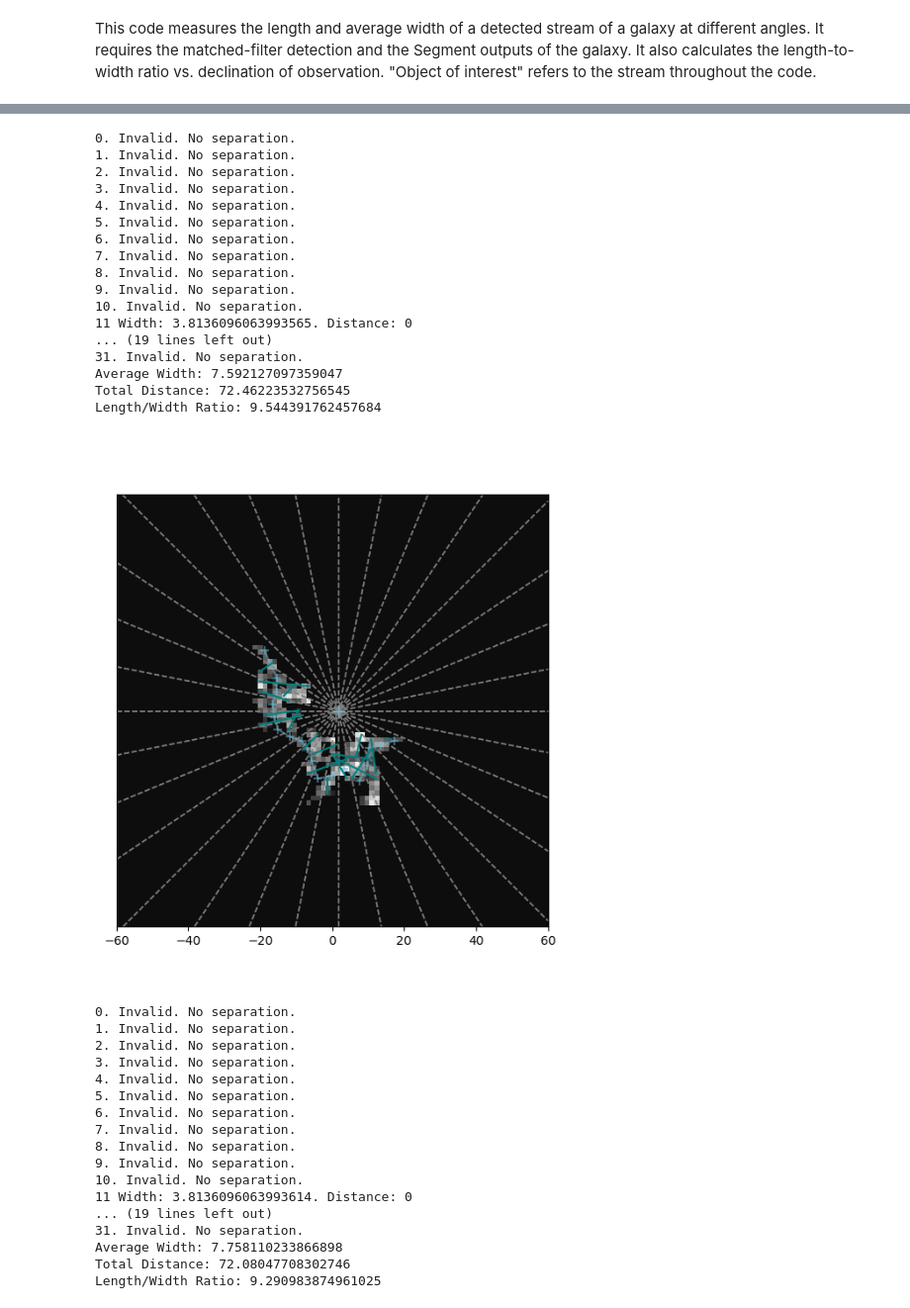
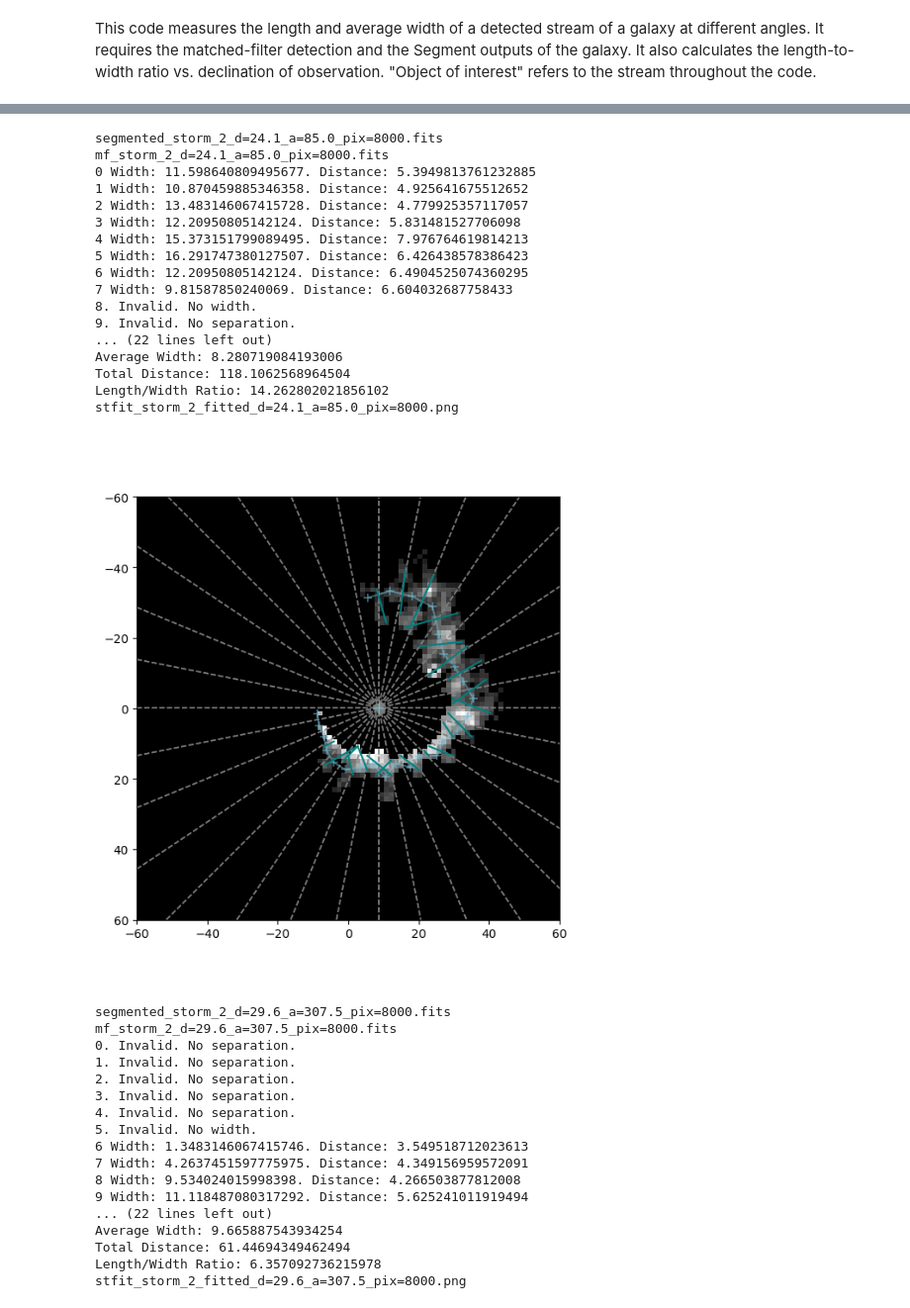
Before and after one commit to dimitra-giantsidi/galaxy-merging-angles, a Jupyter notebook: stream_analysis/stream_fitting.ipynb, the cells around one changed output, grey strips where cells are left out. Shown at 99% size. Cells and saved outputs as stored; diff of their text form; code cells hidden in the pictures.

```diff
--- a/stream_analysis/stream_fitting.ipynb
+++ b/stream_analysis/stream_fitting.ipynb
@@ -19,8 +19,8 @@ import matplotlib as mpl
 from scipy.optimize import curve_fit
 # %%
 # enter the name of the galaxy, its matched-filter depth, distance and resolution, and desired number of angles
-box = 'rogue'
-gal_num = '5'
+box = 'storm'
+gal_num = '2'
 galaxy_name = f'{box}_{gal_num}'
 depth=26
 distance=2000
@@ -523,4 +517,9 @@ ratio_array = []
 # %%
+# define necessary values to be updated
+ratio = 0
+length_array = []
+width_array = []
+ratio_array = []
 current_rotation = 0
 
 for file in sorted(segmented_path.iterdir()):
@@ -532,6 +531,8 @@ for file in sorted(segmented_path.iterdir()):
         a = angles[1]
 
         # load the matched-filter detection output fits file
+        print(f'{file.name}')
+        print(f'mf_{galaxy_name}_d={d}_a={a}_pix=8000.fits')
         hdul = fits.open(f'{mf_catalogs_path}/mf_{galaxy_name}_d={d}_a={a}_pix=8000.fits')
         image_data = np.squeeze(hdul[0].data)
 
@@ -627,7 +628,7 @@ for file in sorted(segmented_path.iterdir()):
         current_cmap = copy.copy(mpl.colormaps['gray'])
         current_cmap.set_bad(color='black')
 
-        plt.imshow(image_data, extent=[-60,60,-60,60], cmap = current_cmap)
+        plt.imshow(image_data, extent=[-60,60,-60,60], cmap = current_cmap, vmin=0, vmax=10)
 
         length_array.append(total_dist)
         width_array.append(avg_width)
@@ -644,14 +645,15 @@ for file in sorted(segmented_path.iterdir()):
         #cbar.set_label('Stellar Density Level', rotation=270, labelpad=15)
 
         plt.gca().xaxis.set_visible(True)
-        plt.gca().yaxis.set_visible(False)
+        plt.gca().yaxis.set_visible(True)
 
         ax.invert_yaxis()
         stfit_path = path(f'stfit_outputs/{galaxy_name}/fitted/stfit_{galaxy_name}_fitted_d={d}_a={a}_pix={numpix}.png')
+        print(f'stfit_{galaxy_name}_fitted_d={d}_a={a}_pix={numpix}.png')
         stfit_path.parent.mkdir(parents=True, exist_ok=True)
         plt.savefig(f'{stfit_path}', dpi=300, bbox_inches='tight', transparent=True)
         plt.show()
         hdul.close()
 
-        current_orientation = current_orientation + 1
+        current_rotation = current_rotation + 1
 # %% [output]
@@ -694,35 +696,35 @@ Length/Width Ratio: 9.186453009099408
-0. Invalid. No separation.
-1. Invalid. No separation.
-2. Invalid. No separation.
-3. Invalid. No separation.
-4. Invalid. No separation.
-5. Invalid. No separation.
-6. Invalid. No separation.
-7. Invalid. No separation.
-8. Invalid. No separation.
+segmented_storm_2_d=24.1_a=85.0_pix=8000.fits
+mf_storm_2_d=24.1_a=85.0_pix=8000.fits
+0 Width: 11.598640809495677. Distance: 5.3949813761232885
+1 Width: 10.870459885346358. Distance: 4.925641675512652
+2 Width: 13.483146067415728. Distance: 4.779925357117057
+3 Width: 12.20950805142124. Distance: 5.831481527706098
+4 Width: 15.373151799089495. Distance: 7.976764619814213
+5 Width: 16.291747380127507. Distance: 6.426438578386423
+6 Width: 12.20950805142124. Distance: 6.4904525074360295
+7 Width: 9.81587850240069. Distance: 6.604032687758433
+8. Invalid. No width.
 9. Invalid. No separation.
-10. Invalid. No separation.
-11 Width: 3.8136096063993565. Distance: 0
-... (19 lines left out)
-31. Invalid. No separation.
-Average Width: 7.592127097359047
-Total Distance: 72.46223532756545
-Length/Width Ratio: 9.544391762457684
+... (22 lines left out)
+Average Width: 8.280719084193006
+Total Distance: 118.1062568964504
+Length/Width Ratio: 14.262802021856102
+stfit_storm_2_fitted_d=24.1_a=85.0_pix=8000.png
-[figure, old version]
+[figure, new version]
+segmented_storm_2_d=29.6_a=307.5_pix=8000.fits
+mf_storm_2_d=29.6_a=307.5_pix=8000.fits
 0. Invalid. No separation.
 1. Invalid. No separation.
 2. Invalid. No separation.
 3. Invalid. No separation.
 4. Invalid. No separation.
-5. Invalid. No separation.
-6. Invalid. No separation.
-7. Invalid. No separation.
-8. Invalid. No separation.
-9. Invalid. No separation.
-10. Invalid. No separation.
-11 Width: 3.8136096063993614. Distance: 0
-... (19 lines left out)
-31. Invalid. No separation.
-Average Width: 7.758110233866898
-Total Distance: 72.08047708302746
-Length/Width Ratio: 9.290983874961025
+5. Invalid. No width.
+6 Width: 1.3483146067415746. Distance: 3.549518712023613
+7 Width: 4.2637451597775975. Distance: 4.349156959572091
+8 Width: 9.534024015998398. Distance: 4.266503877812008
+9 Width: 11.118487080317292. Distance: 5.625241011919494
+... (22 lines left out)
+Average Width: 9.665887543934254
+Total Distance: 61.44694349462494
+Length/Width Ratio: 6.357092736215978
+stfit_storm_2_fitted_d=29.6_a=307.5_pix=8000.png
```
Also changed, not shown: parts of 5 cells of this notebook.
